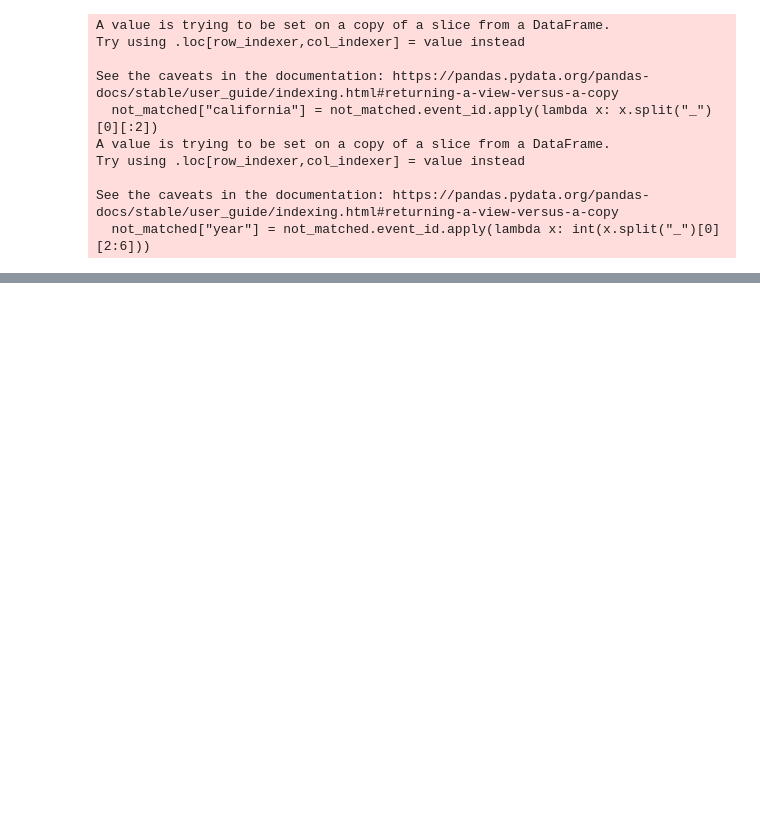
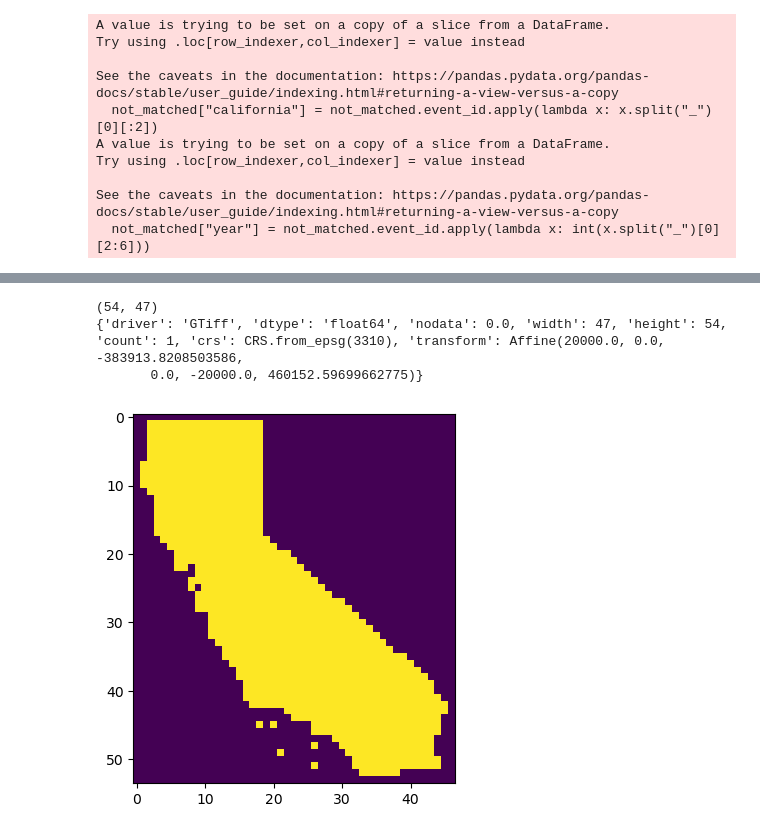
Before and after one commit to echolab-stanford/prescribed_fires, a Jupyter notebook: analysis/plot_results.ipynb, the cells around one changed output, grey strips where cells are left out. Drawn from its saved outputs; the diff is of its cells as text; code cells hidden in the pictures; blank space fills up the shorter version.

```diff
--- a/analysis/plot_results.ipynb
+++ b/analysis/plot_results.ipynb
@@ -562,0 +598,13 @@ ax[3].axis("off")
+# %%
+with rasterio.open("../temp/template.tif") as src:
+    data = src.read(1)
+    print(data.shape)
+    print(src.meta)
+
+    # Plot the data
+    plt.imshow(data, cmap="viridis")
+# %% [output]
+(54, 47)
+{'driver': 'GTiff', 'dtype': 'float64', 'nodata': 0.0, 'width': 47, 'height': 54, 'count': 1, 'crs': CRS.from_epsg(3310), 'transform': Affine(20000.0, 0.0, -383913.8208503586,
+       0.0, -20000.0, 460152.59699662775)}
+[figure, added]
```
Also changed, not shown: parts of 16 cells of this notebook, 1 other file.
